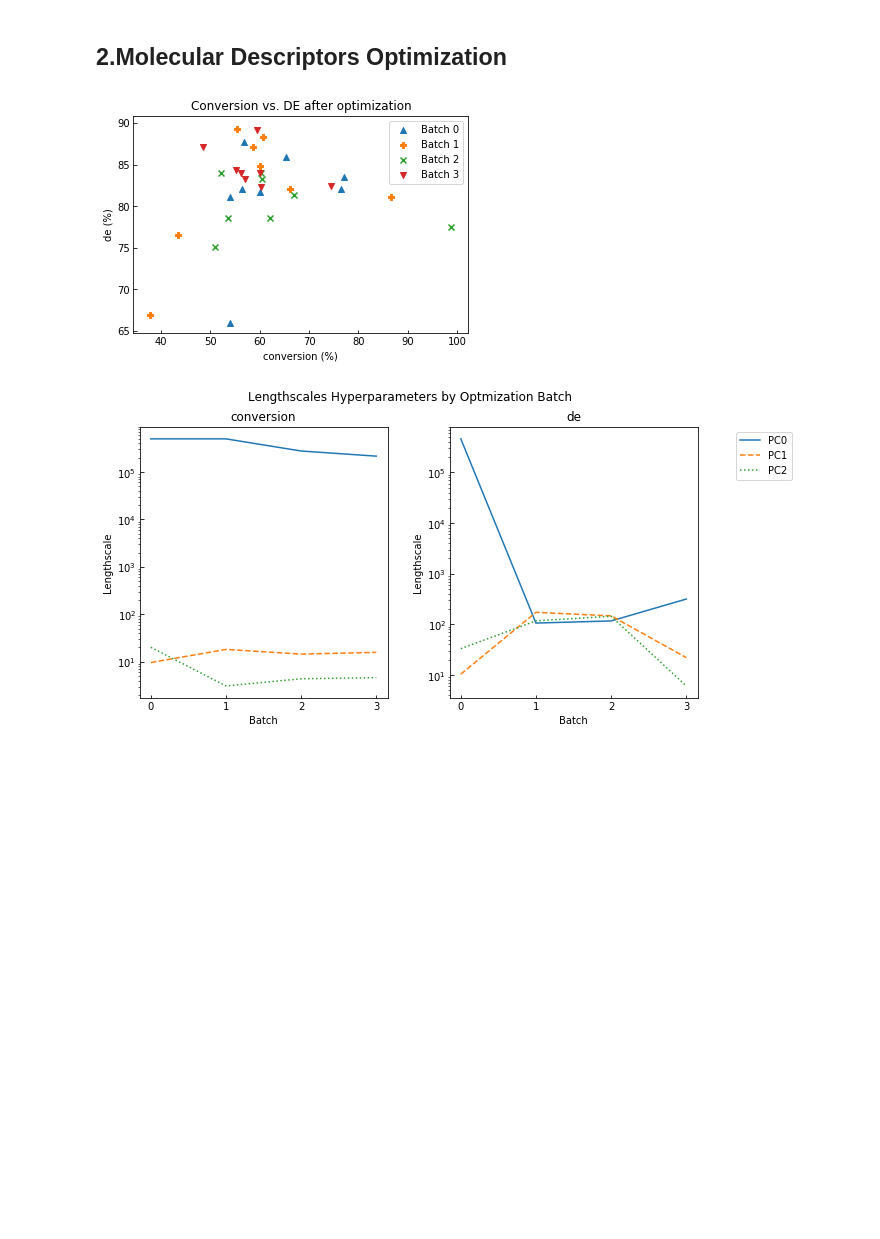
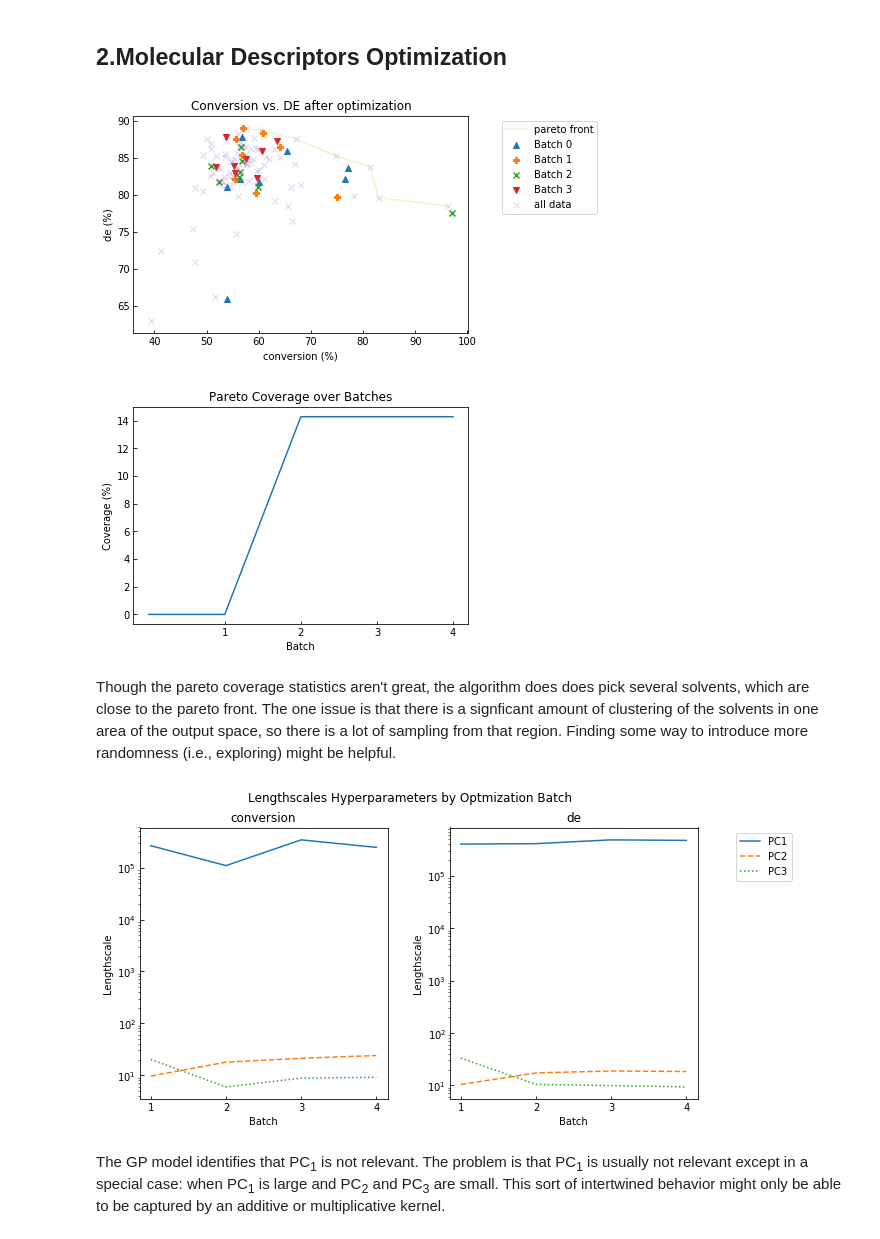
Before and after one commit to sustainable-processes/summit, a Jupyter notebook: case_studies/in_silico_studies/solvent_optimization_visualization.ipynb, the cells around one changed output. Cells and saved outputs as stored; diff of their text form; code cells hidden in the pictures; blank space fills up the shorter version.

```diff
--- a/case_studies/in_silico_studies/solvent_optimization_visualization.ipynb
+++ b/case_studies/in_silico_studies/solvent_optimization_visualization.ipynb
@@ -46,0 +39,4 @@ solvent_ds_pcs.iloc[pareto_indices, :]
+# %%
+#Dsiplay pareto front solvents
+solvents_pareto = solvent_ds_pcs.iloc[pareto_indices, :]
+solvents_pareto
@@ -66,19 +72,40 @@ experiments, lengthscales, log_likelihoods, loo_errors = descriptors_results
 # %%
 #Visualize the optimizationdata
 plt.figure()
 ax = plt.subplot(111)
 ax.tick_params(direction='in')
 markers = ['^', 'P', 'x', 'v', 'p', 'o', 's', '>', 'D', '<', '*']
 for i in range(4):
     data = experiments[experiments['batch']==float(i)].data_to_numpy()
     ax.scatter(data[:, 0], data[:, 1], marker=markers[i],label=f"Batch {i}")
-ax.legend()
+ax.scatter(all_experiments[:, 0], all_experiments[:, 1], marker='x', alpha=0.2, label='all data')
+ax.plot(pareto[:, 0], pareto[:, 1], c='y', label='pareto front', alpha=0.2)
+ax.legend(bbox_to_anchor=(1.4, 1))
 plt.xlabel('conversion (%)'); plt.ylabel('de (%)')
 plt.title('Conversion vs. DE after optimization')
 plt.savefig('outputs/solvent_optimization_molecular_descriptors.png')
 plt.savefig('outputs/solvent_optimization_molecular_descriptors.svg')
+
+coverages = np.zeros(num_batches)
+pareto_size = solvents_pareto.shape[0]
+for i in range(num_batches):
+    batches = experiments[experiments['batch']<= i]
+    check = solvents_pareto.index.values.any() == batches['solvent']
+    num_covered = np.count_nonzero(check)
+    coverages[i] = num_covered/pareto_size*100
+#   coverages[i] = pareto_coverage(pareto, batches.data_to_numpy()[:, [0, 1]].astype(np.float64) )
+plt.figure()
+ax = plt.subplot(111)
+ax.tick_params(direction='in')
+ax.plot(np.arange(0, num_batches, 1, dtype=int), coverages)
+ax.set_xticks(np.arange(1, num_batches, 1, dtype=int),minor=False)
+ax.set_xlabel('Batch'); ax.set_ylabel('Coverage (%)')
+_ = ax.set_title('Pareto Coverage over Batches')
 # %% [output]
-[figure, old version]
+[figure, new version]
+[figure, added]
+# %% [markdown]
+Though the pareto coverage statistics aren't great, the algorithm does does pick several solvents, which are close to the pareto front.  The one issue is that there is a signficant amount of clustering of the solvents in one area of the output space, so there is a lot of sampling from that region. Finding some way to introduce more randomness (i.e., exploring) might be helpful.
 # %%
 fig, axes = plt.subplots(1, 2, figsize=(10,5))
 fig.subplots_adjust(hspace=0.2, wspace=0.25)
@@ -86,20 +113,22 @@ linestyles = ['-', '--', ':']
 titles = ['conversion', 'de']
 for j, ax in enumerate(axes):
     for i in range(num_components):
-        ax.plot(np.arange(0, num_batches-1, 1, dtype=int), lengthscales[:, i, j],
-                   linestyle=linestyles[i], label=f'PC{i}')
+        ax.plot(np.arange(1, num_batches, 1, dtype=int), lengthscales[:, i, j],
+                   linestyle=linestyles[i], label=f'PC{i+1}')
     ax.set_yscale('log')
     ax.set_ylabel('Lengthscale')
     ax.set_xlabel('Batch')
     ax.set_title(titles[j])
-    ax.set_xticks(np.arange(0, num_batches-1, 1, dtype=int),minor=False)
+    ax.set_xticks(np.arange(1, num_batches, 1, dtype=int),minor=False)
     ax.tick_params(direction='in')
 axes[1].legend(bbox_to_anchor=(1.4, 1))
 fig.suptitle('Lengthscales Hyperparameters by Optmization Batch')
 plt.savefig('outputs/solvent_optimization_molecular_descriptors_lengthscales.png')
 plt.savefig('outputs/solvent_optimization_molecular_descriptors_lengthscales.svg')
 # %% [output]
-[figure, old version]
+[figure, new version]
+# %% [markdown]
+The GP model identifies that PC<sub>1</sub> is not relevant. The problem is that PC<sub>1</sub> is usually not relevant except in a special case: when PC<sub>1</sub> is large and PC<sub>2</sub> and PC<sub>3</sub> are small. This sort of intertwined behavior might only be able to be captured by an additive or multiplicative kernel.
 # %%
 fig, axes = plt.subplots(1, 2, figsize=(10,5))
 fig.subplots_adjust(hspace=0.2, wspace=0.25)
```
Also changed, not shown: parts of 5 cells of this notebook, 14 other files.
